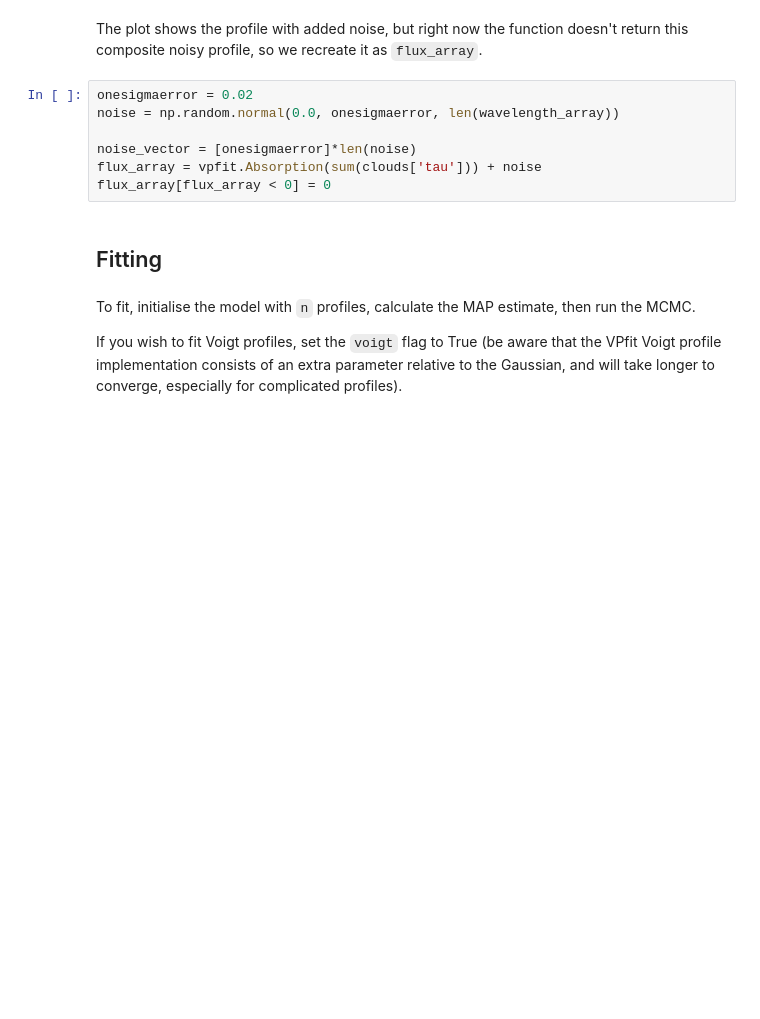
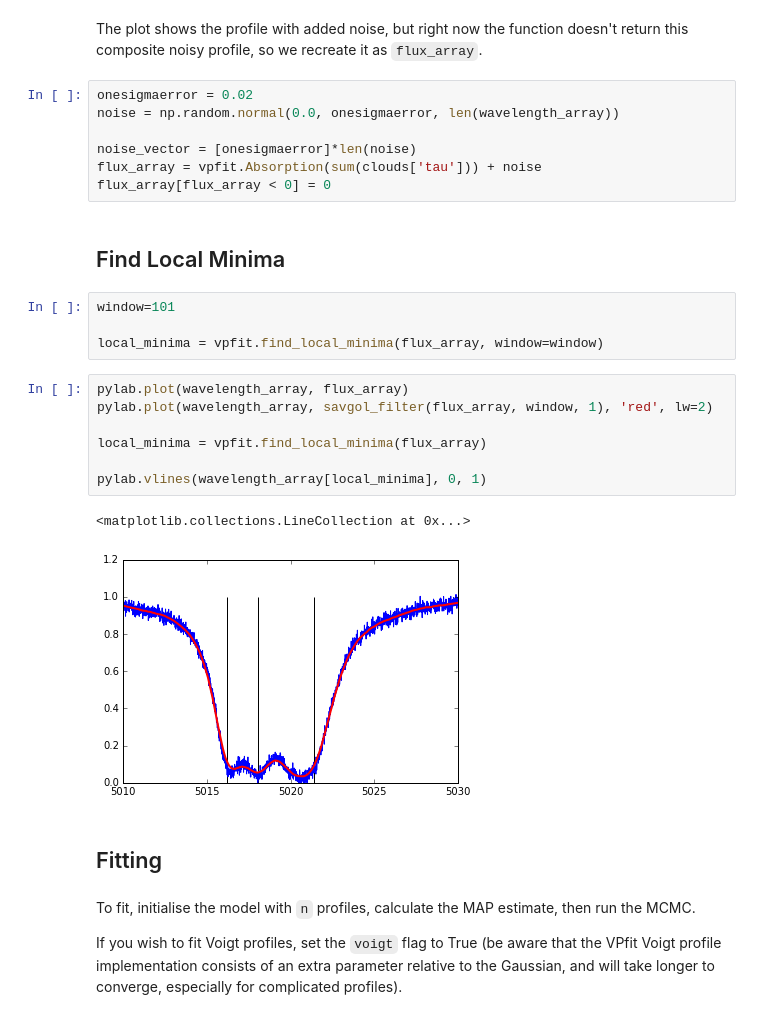
Before and after one commit to sarahappleby/VAMP, a Jupyter notebook: _introduction.ipynb, the cells around one changed output. Drawn from its saved outputs; the diff is of its cells as text; blank space fills up the shorter version.

```diff
--- a/_introduction.ipynb
+++ b/_introduction.ipynb
@@ -40,6 +42,22 @@ noise = np.random.normal(0.0, onesigmaerror, len(wavelength_array))
 noise_vector = [onesigmaerror]*len(noise)
 flux_array = vpfit.Absorption(sum(clouds['tau'])) + noise
 flux_array[flux_array < 0] = 0
+# %% [markdown]
+## Find Local Minima
+# %%
+window=101
+
+local_minima = vpfit.find_local_minima(flux_array, window=window)
+# %%
+pylab.plot(wavelength_array, flux_array)
+pylab.plot(wavelength_array, savgol_filter(flux_array, window, 1), 'red', lw=2)
+
+local_minima = vpfit.find_local_minima(flux_array)
+
+pylab.vlines(wavelength_array[local_minima], 0, 1)
+# %% [output]
+<matplotlib.collections.LineCollection at 0x...>
+[figure, added]
 # %% [markdown]
 ## Fitting
 # %% [markdown]
```
Also changed, not shown: parts of 15 cells of this notebook, 1 other file.
